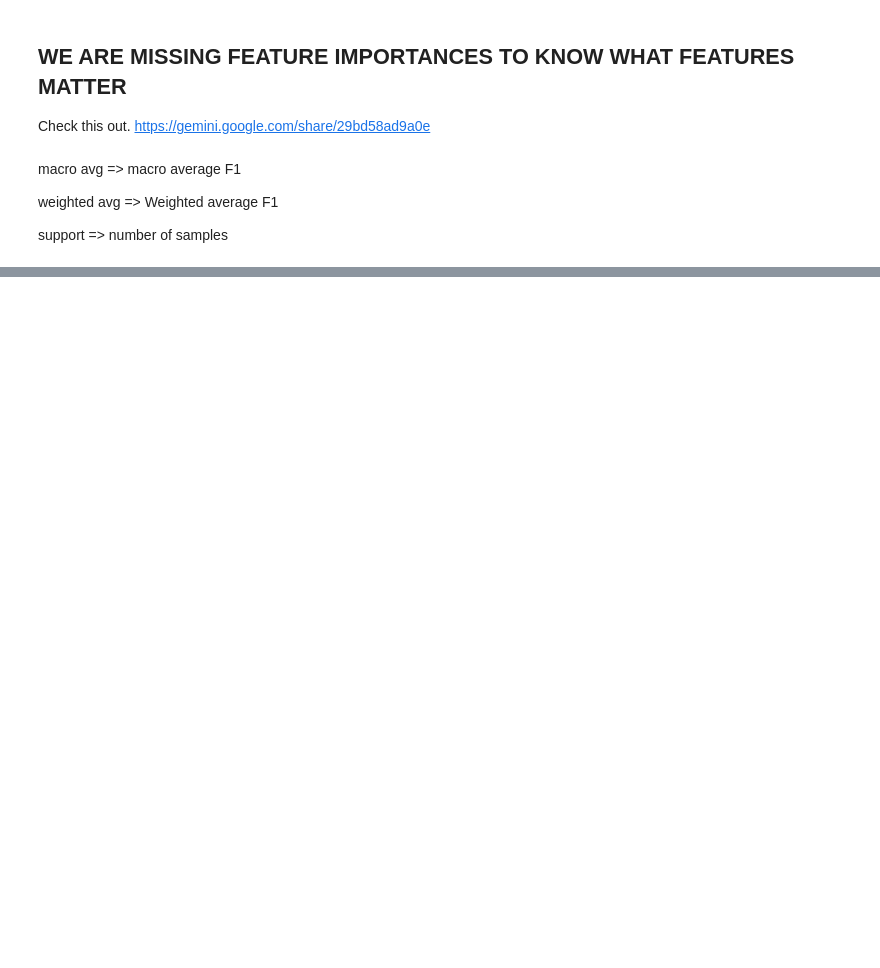
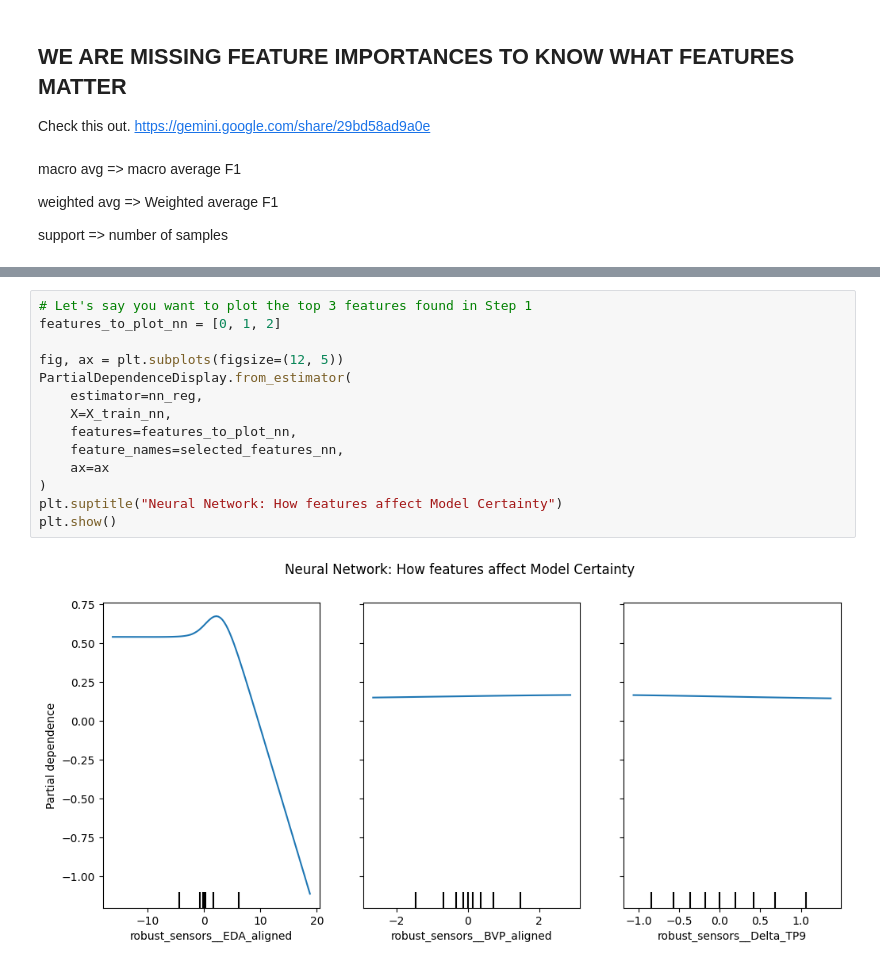
Before and after one commit to alonso284/FER-Study, a Jupyter notebook: model-experimentation/model_exploration.ipynb, the cells around one changed output, grey strips where cells are left out. Drawn from its saved outputs; the diff is of its cells as text; blank space fills up the shorter version.

```diff
--- a/model-experimentation/model_exploration.ipynb
+++ b/model-experimentation/model_exploration.ipynb
@@ -544,0 +638,16 @@ support => number of samples
+# %%
+# Let's say you want to plot the top 3 features found in Step 1
+features_to_plot_nn = [0, 1, 2]
+
+fig, ax = plt.subplots(figsize=(12, 5))
+PartialDependenceDisplay.from_estimator(
+    estimator=nn_reg,
+    X=X_train_nn,
+    features=features_to_plot_nn,
+    feature_names=selected_features_nn,
+    ax=ax
+)
+plt.suptitle("Neural Network: How features affect Model Certainty")
+plt.show()
+# %% [output]
+[figure, added]
```
Also changed, not shown: parts of 13 cells of this notebook, 2 other files.
